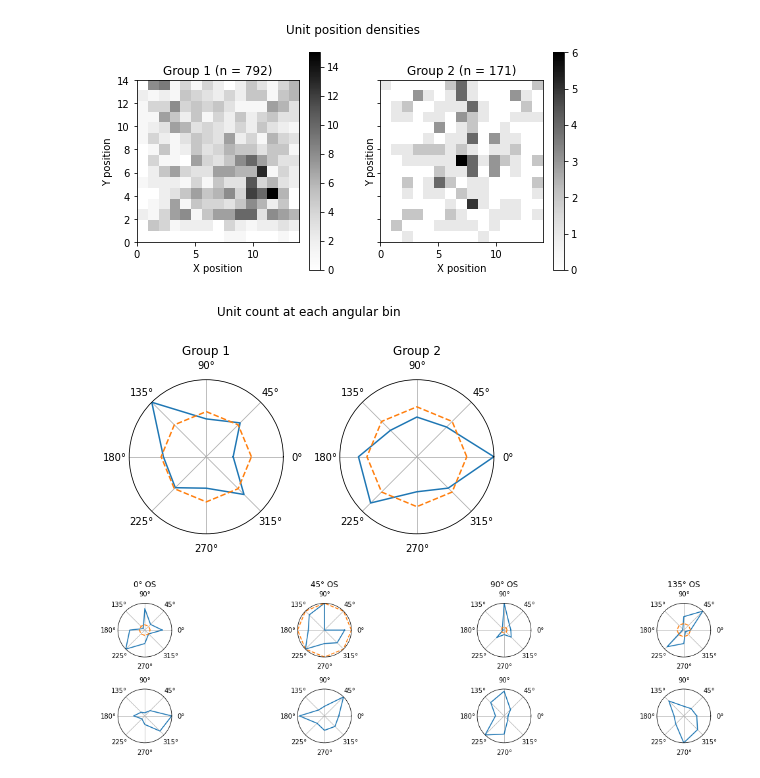
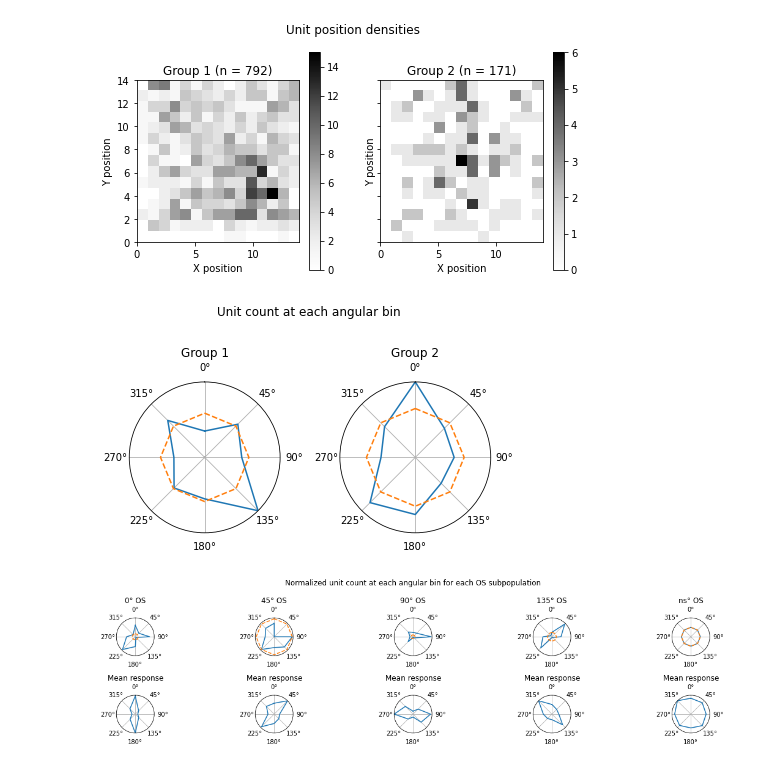
Before and after one commit to sebbkw/rnn, a Jupyter notebook: analyse_network.ipynb, the cells around one changed output. Cells and saved outputs as stored; diff of their text form; code cells hidden in the pictures.

Commit message:
Good first draft for analysis code, include Marques paper figures

```diff
--- a/analyse_network.ipynb
+++ b/analyse_network.ipynb
@@ -201,7 +201,7 @@ CURVE_FIT_OFFSET = 5
 GRATING_AMPLITUDE = 3
 
 SPATIAL_FREQUENCIES = np.arange(1/FRAME_SIZE, 0.5, 1/FRAME_SIZE) # Cycles / pixel
-ORIENTATIONS = np.arange(0, 370, 5) # Degrees
+ORIENTATIONS = np.arange(0, 360, 5) # Degrees
 TEMPORAL_FREQUENCIES = np.arange(0.05, 0.55, 0.05) # Cycles / time step
 
 def get_f_value (activity):
@@ -386,7 +386,7 @@ def get_physiology_data (averaged_hidden_units):
 
         # Get OSI and DSI measures
         DSI, OSI = get_direction_orientation_selectivity(
-
+            tuning_curve[sf_idx, :, tf_idx]
         )
 
         # Append all physiology values to datastructure
@@ -596,8 +668,0 @@ get_group_spatial_positions(physiology_data_group2)
-# %%
-#spatial_positions_1 = [u["position"] for u in physiology_data_group1]
-#spatial_positions_2 = [u["position"] for u in physiology_data_group2]
-
-for i, unit in enumerate(physiology_data_group1):
-    unit["position"] = spatial_positions_1[i]
-for i, unit in enumerate(physiology_data_group2):
-    unit["position"] = spatial_positions_2[i]
@@ -1010,6 +1080,8 @@ axs[0].set_yticks(r)
 axs[0].set_yticklabels(["" for i in r])
 axs[0].set_ylim([0, max(r_group1)])
 axs[0].grid(True)
+axs[0].set_theta_direction(-1)
+axs[0].set_theta_zero_location('N')
 axs[0].set_title('Group 1')
 
 axs[1].plot(theta, r_group2)
@@ -1017,13 +1089,15 @@ axs[1].plot(theta, r_uniform_group2, '--')
 axs[1].set_yticks([])
 axs[1].set_ylim([0, max(r_group2)])
 axs[1].grid(True)
+axs[1].set_theta_direction(-1)
+axs[1].set_theta_zero_location('N')
 axs[1].set_title('Group 2')
 
 plt.suptitle("Unit count at each angular bin")
 plt.tight_layout()
 plt.show()
 # %% [output]
-[figure, old version]
+[figure, new version]
 # %%
 # Figure 5d
 
@@ -1065,11 +1139,11 @@ for bin_angular_position in angular_bins.keys():
         else: # If non selective
             preferred_orientations["ns"][bin_angular_position].append(unit)
 
-fig, axs = plt.subplots(nrows=2, ncols=4, figsize=plt.figaspect(1/4), subplot_kw={'projection': 'polar'})
+fig, axs = plt.subplots(nrows=2, ncols=5, figsize=plt.figaspect(1/4), subplot_kw={'projection': 'polar'})
 
 # Count at each angular bin
 for i, key in enumerate(preferred_orientations):
-    if i == 4:
+    if i == 5: # Skip NS bin
         continue
 
     ax = axs[0, i]
@@ -1079,60 +1153,72 @@ for i, key in enumerate(preferred_orientations):
 
     r = [len(angular_bins[d]) for d in deg]
     r[-1] = r[0]
+    r = np.array(r)
+
     r_uniform = [1 for i in deg]
 
     # Normalize to non selective bins
     angular_bins_ns = preferred_orientations["ns"]
     r_ns = [len(angular_bins_ns[d]) for d in deg]
     r_ns[-1] = r_ns[0]
-    r = np.array(r)/np.array(r_ns)
+    r = r/r_ns
 
     ax.plot(theta, r)
     ax.plot(theta, r_uniform, '--')
     ax.set_yticks([])
-    ax.set_ylim([0, max(max(r),1)])
+    #ax.set_ylim([0, 1.5])
     ax.grid(True)
+    ax.set_theta_direction(-1)
+    ax.set_theta_zero_location('N')
     ax.set_title('{}° OS'.format(key))
 
 # Mean response for each OS orientation - needs fixing
 for i, key in enumerate(preferred_orientations):
-    if i == 4:
+    if i == 5: # Skip NS bin
         continue
 
     ax = axs[1, i]
 
     angular_bins = preferred_orientations[key]
     units = []
     for d in deg:
         units = units + angular_bins[d]
 
     response_bins = {
          0: [], 45: [], 90: [], 135: [], 180: [], 225: [], 270: [], 315: []
     }
     for unit in units:
         tuning_curve = unit["tuning_curve"]
         sf_idx, orient_idx, tf_idx = np.where(tuning_curve == np.max(tuning_curve))
         orientation_tuning_curve = unit["tuning_curve"][sf_idx[0], :, tf_idx[0]]
 
-        response_bins[0] += orientation_tuning_curve[-5:].tolist()
-        response_bins[0] += orientation_tuning_curve[:4].tolist()
-        response_bins[45] += orientation_tuning_curve[4:13].tolist()
-        response_bins[90] += orientation_tuning_curve[13:22].tolist()
-        response_bins[135] += orientation_tuning_curve[22:31].tolist()
-        response_bins[180] += orientation_tuning_curve[40:49].tolist()
-        response_bins[225] += orientation_tuning_curve[49:58].tolist()
-        response_bins[270] += orientation_tuning_curve[58:67].tolist()
-        response_bins[315] += orientation_tuning_curve[67:72].tolist()
+        response_bins[0] += orientation_tuning_curve[-6:-2].tolist()
+        response_bins[0] += orientation_tuning_curve[:5].tolist()
+        response_bins[45] += orientation_tuning_curve[5:14].tolist()
+        response_bins[90] += orientation_tuning_curve[14:23].tolist()
+        response_bins[135] += orientation_tuning_curve[23:32].tolist()
+        response_bins[180] += orientation_tuning_curve[32:41].tolist()
+        response_bins[225] += orientation_tuning_curve[41:50].tolist()
+        response_bins[270] += orientation_tuning_curve[50:59].tolist()
+        response_bins[315] += orientation_tuning_curve[59:68].tolist()
 
     r = [np.mean(response_bins[d]) for d in deg]
     r[-1] = r[0]
+    r = np.array(r)
+
+    # Max abs normalize
+    r = r / np.max(r)
 
     ax.plot(theta, r)
     ax.set_yticks([])
-    ax.set_ylim([0, max(r)])
+    ax.set_ylim([0, 1])
+    ax.set_theta_direction(-1)
+    ax.set_theta_zero_location('N')
     ax.grid(True)
+    ax.set_title('Mean response')
 
+plt.suptitle("Normalized unit count at each angular bin for each OS subpopulation")
 plt.tight_layout()
 plt.show()
 # %% [output]
-[figure, old version]
+[figure, new version]
```
Also changed, not shown: parts of 12 cells of this notebook.
